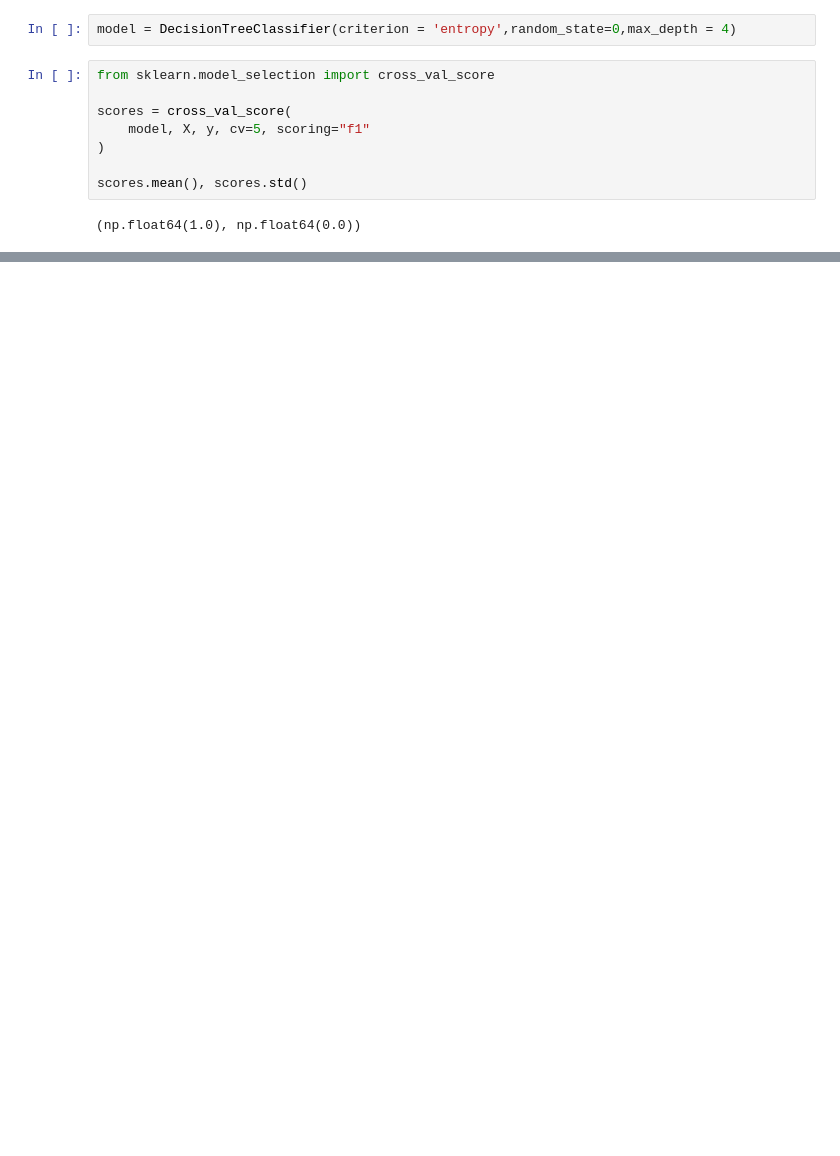
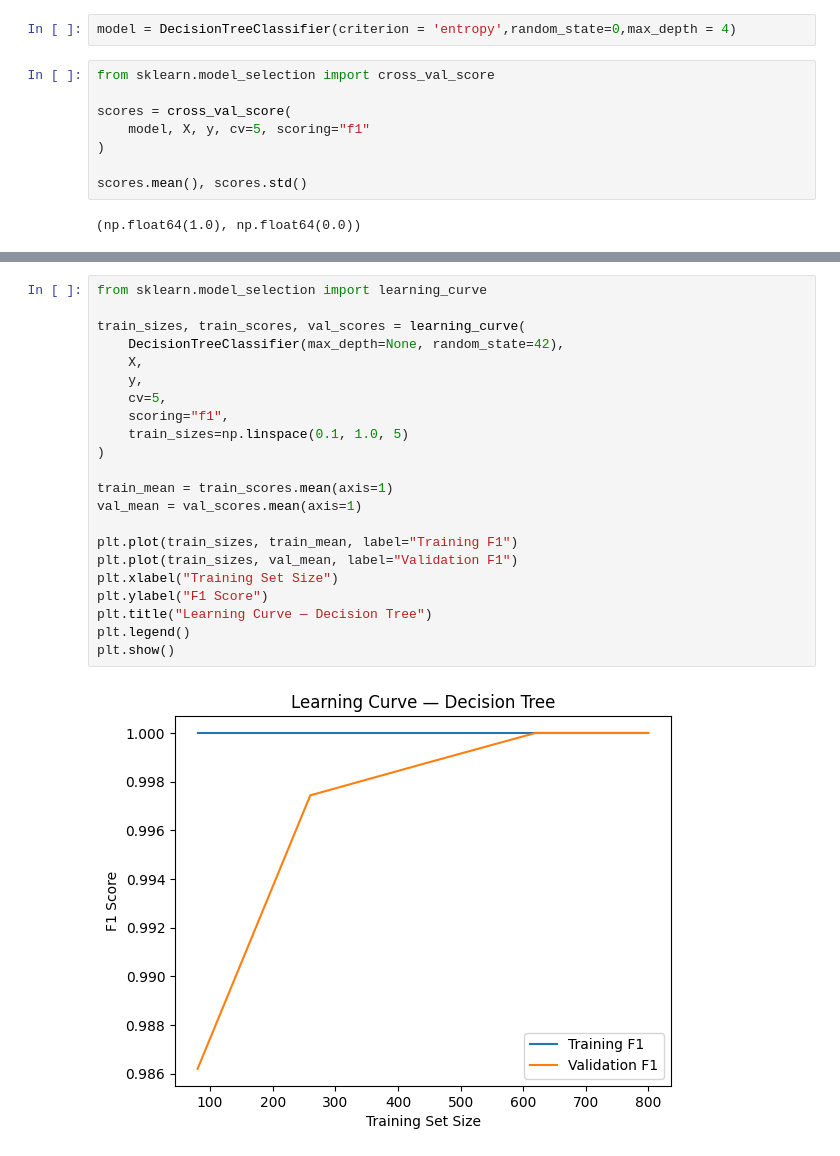
Before and after one commit to Sapanaa/Heart-Disease-Prediction, a Jupyter notebook: notebooks/03_model_training.ipynb, the cells around one changed output, grey strips where cells are left out. Saved outputs shown, nothing was run; the diff lists cells and outputs as text; blank space fills up the shorter version.

```diff
--- a/notebooks/03_model_training.ipynb
+++ b/notebooks/03_model_training.ipynb
@@ -384,0 +431,24 @@ scores.mean(), scores.std()
+# %%
+from sklearn.model_selection import learning_curve
+
+train_sizes, train_scores, val_scores = learning_curve(
+    DecisionTreeClassifier(max_depth=None, random_state=42),
+    X,
+    y,
+    cv=5,
+    scoring="f1",
+    train_sizes=np.linspace(0.1, 1.0, 5)
+)
+
+train_mean = train_scores.mean(axis=1)
+val_mean = val_scores.mean(axis=1)
+
+plt.plot(train_sizes, train_mean, label="Training F1")
+plt.plot(train_sizes, val_mean, label="Validation F1")
+plt.xlabel("Training Set Size")
+plt.ylabel("F1 Score")
+plt.title("Learning Curve — Decision Tree")
+plt.legend()
+plt.show()
+# %% [output]
+[figure, added]
```
Also changed, not shown: parts of 9 cells of this notebook, 9 other files.
